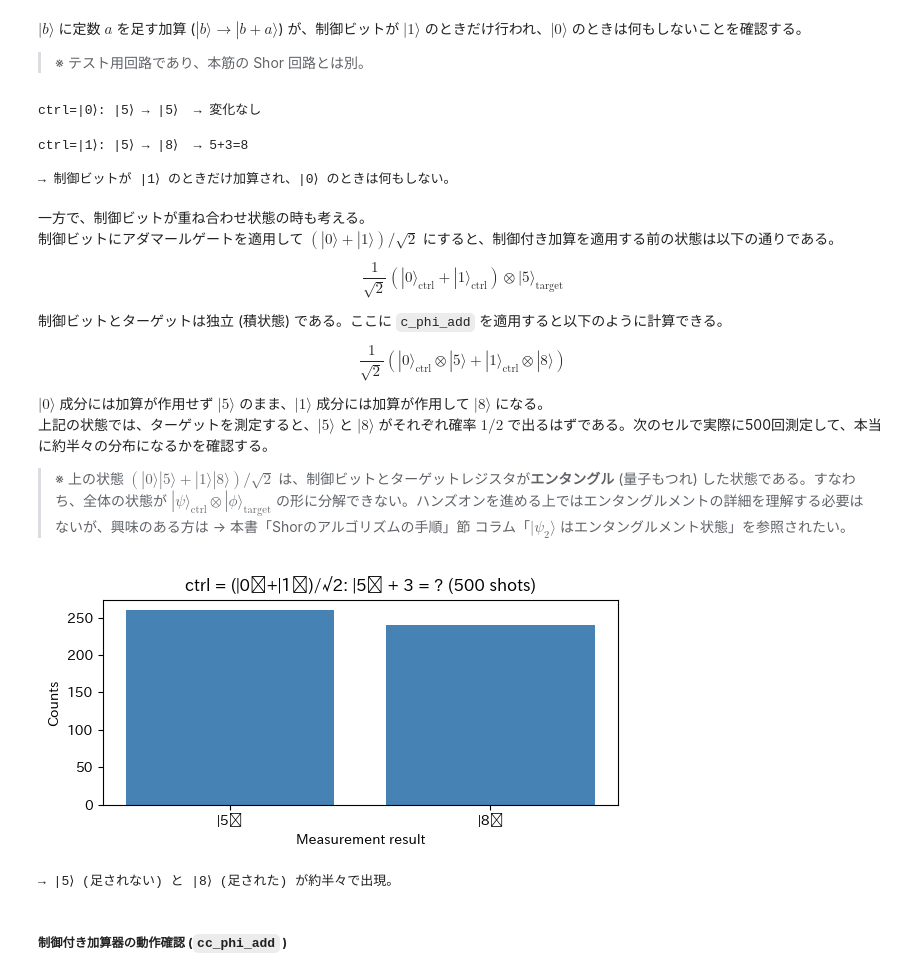
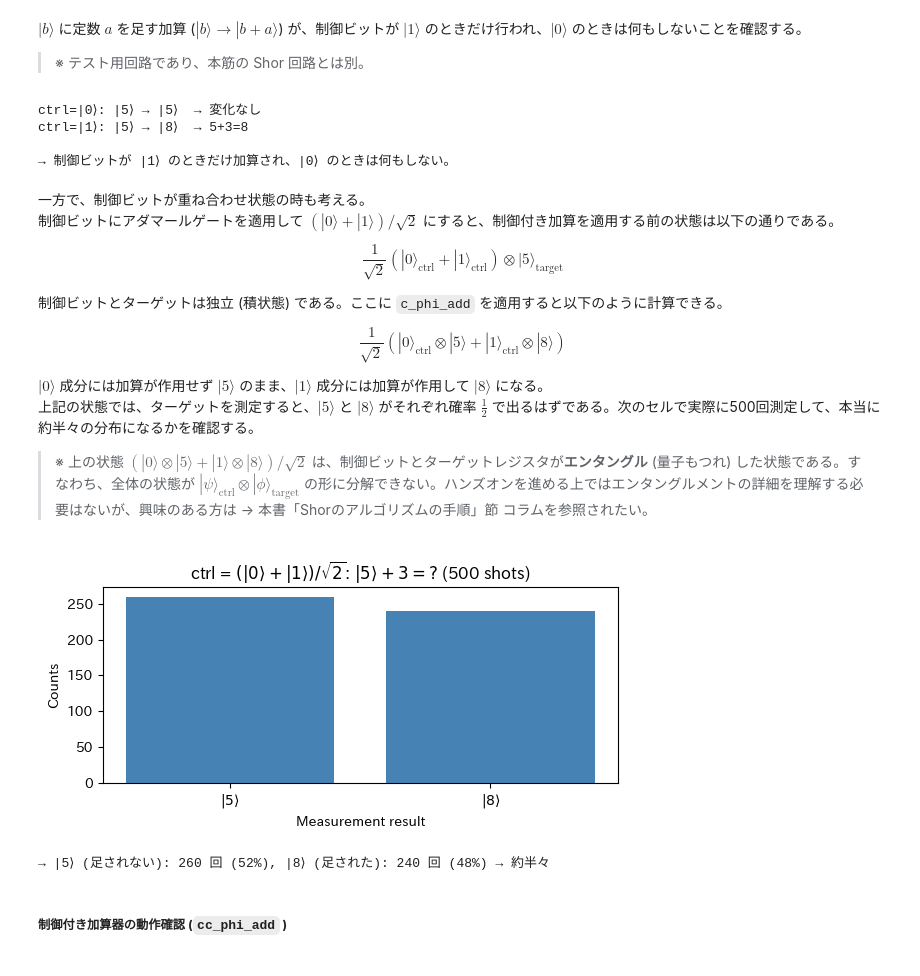
Before and after one commit to peanuts05-6c6e797671xeh7iicsa/rsa-shor-article, a Jupyter notebook: notebooks/rsa-shor-handson-ja-latest.ipynb, the cells around one changed output. Drawn from its saved outputs; the diff is of its cells as text; code cells hidden in the pictures.

```diff
--- a/notebooks/rsa-shor-handson-ja-latest.ipynb
+++ b/notebooks/rsa-shor-handson-ja-latest.ipynb
@@ -955,8 +937,7 @@ Qiskit の `Statevector.from_instruction()` を使うと、量子回路の状態
 # %%
 # --- 状態ベクトルで初期状態を確認 ---
-
 # 古典レジスタを除いた回路を作る (Statevector は量子ビットのみ扱うため)
-qc_no_meas = qc.remove_final_measurements(inplace=False)
+qc_no_meas = qc_step1.remove_final_measurements(inplace=False)
 
 # 回路を実行した後の状態ベクトルを取得
 sv = Statevector.from_instruction(qc_no_meas)
@@ -966,9 +947,7 @@ print(sv)
 print("量子状態の確認 (振幅が0でない状態のみ表示) :")
 for i, amp in enumerate(sv):
     if abs(amp) > 1e-10:
-        print(f"  |{i}⟩ の振幅 = {amp.real:.0f}  → 確率 {abs(amp)**2:.0f}")
-print()
-print("→ ターゲットが |1⟩ に初期化されていることを確認できた")
+        print(f"  |{i}⟩ の振幅 = {amp.real:.4f}  → 確率 {abs(amp)**2:.4f}")
 # %% [output]
 Statevector([0.+0.j, 0.+0.j, 0.+0.j, ..., 0.+0.j, 0.+0.j, 0.+0.j],
             dims=(2, 2, 2, 2, 2, 2, 2, 2, 2, 2, 2, 2, 2, 2, 2, 2, 2, 2))
@@ -1393,9 +1372,9 @@ tgt_indices = list(range(1, 1 + test_bits))
 for i in range(test_bits):
     if (test_b >> i) & 1:
         qc_ctrl0.x(tgt_indices[i])
-qc_ctrl0.append(QFT(test_bits), tgt_indices)
+qc_ctrl0.append(QFTGate(test_bits), tgt_indices)
 c_phi_add(qc_ctrl0, test_angles, ctrl_idx, tgt_indices)
-qc_ctrl0.append(QFT(test_bits).inverse(), tgt_indices)
+qc_ctrl0.append(QFTGate(test_bits).inverse(), tgt_indices)
 qc_ctrl0.measure(tgt_indices, range(test_bits))
 
 result0 = sim_ctrl.run(transpile(qc_ctrl0, sim_ctrl, optimization_level=0), shots=1, seed_simulator=SEED).result()
@@ -1410,9 +1389,9 @@ qc_ctrl1.x(ctrl_idx)  # 制御ビットを |0⟩ → |1⟩ にセット
 for i in range(test_bits):
     if (test_b >> i) & 1:
         qc_ctrl1.x(tgt_indices[i])
-qc_ctrl1.append(QFT(test_bits), tgt_indices)
+qc_ctrl1.append(QFTGate(test_bits), tgt_indices)
 c_phi_add(qc_ctrl1, test_angles, ctrl_idx, tgt_indices)
-qc_ctrl1.append(QFT(test_bits).inverse(), tgt_indices)
+qc_ctrl1.append(QFTGate(test_bits).inverse(), tgt_indices)
 qc_ctrl1.measure(tgt_indices, range(test_bits))
 
 result1 = sim_ctrl.run(transpile(qc_ctrl1, sim_ctrl, optimization_level=0), shots=1, seed_simulator=SEED).result()
@@ -1423,9 +1402,9 @@ print()
 print("→ 制御ビットが |1⟩ のときだけ加算され、|0⟩ のときは何もしない。")
 # %% [output]
 ctrl=|0⟩: |5⟩ → |5⟩  → 変化なし
+ctrl=|1⟩: |5⟩ → |8⟩  → 5+3=8
+
+→ 制御ビットが |1⟩ のときだけ加算され、|0⟩ のときは何もしない。
-ctrl=|1⟩: |5⟩ → |8⟩  → 5+3=8
-
-→ 制御ビットが |1⟩ のときだけ加算され、|0⟩ のときは何もしない。
 # %% [markdown]
 一方で、制御ビットが重ね合わせ状態の時も考える。\
 制御ビットにアダマールゲートを適用して $(|0\rangle + |1\rangle)/\sqrt{2}$ にすると、制御付き加算を適用する前の状態は以下の通りである。
@@ -1437,9 +1416,9 @@ $$\frac{1}{\sqrt{2}}\left(|0\rangle_{\text{ctrl}} + |1\rangle_{\text{ctrl}}\righ
 $$\frac{1}{\sqrt{2}}\left(|0\rangle_{\text{ctrl}} \otimes |5\rangle + |1\rangle_{\text{ctrl}} \otimes |8\rangle\right)$$
 
 $|0\rangle$ 成分には加算が作用せず $|5\rangle$ のまま、$|1\rangle$ 成分には加算が作用して $|8\rangle$ になる。\
-上記の状態では、ターゲットを測定すると、$|5\rangle$ と $|8\rangle$ がそれぞれ確率 $1/2$ で出るはずである。次のセルで実際に500回測定して、本当に約半々の分布になるかを確認する。
+上記の状態では、ターゲットを測定すると、$|5\rangle$ と $|8\rangle$ がそれぞれ確率 $\frac{1}{2}$ で出るはずである。次のセルで実際に500回測定して、本当に約半々の分布になるかを確認する。
 
-> ※ 上の状態 $(|0\rangle|5\rangle + |1\rangle|8\rangle)/\sqrt{2}$ は、制御ビットとターゲットレジスタが**エンタングル** (量子もつれ) した状態である。すなわち、全体の状態が $|\psi\rangle_{\text{ctrl}} \otimes |\phi\rangle_{\text{target}}$ の形に分解できない。ハンズオンを進める上ではエンタングルメントの詳細を理解する必要はないが、興味のある方は → 本書「Shorのアルゴリズムの手順」節 コラム「$|\psi_2\rangle$ はエンタングルメント状態」を参照されたい。
+> ※ 上の状態 $(|0\rangle \otimes |5\rangle + |1\rangle \otimes |8\rangle)/\sqrt{2}$ は、制御ビットとターゲットレジスタが**エンタングル** (量子もつれ) した状態である。すなわち、全体の状態が $|\psi\rangle_{\text{ctrl}} \otimes |\phi\rangle_{\text{target}}$ の形に分解できない。ハンズオンを進める上ではエンタングルメントの詳細を理解する必要はないが、興味のある方は → 本書「Shorのアルゴリズムの手順」節 コラムを参照されたい。
 # %%
 # --- 制御ビットを重ね合わせにして c_phi_add を適用 ---
 # 前のセルとの違いは制御ビットの初期化だけ:
@@ -1447,40 +1426,46 @@ $|0\rangle$ 成分には加算が作用せず $|5\rangle$ のまま、$|1\rangle
 #   このセル: qc.h(ctrl_idx)  → (|0⟩+|1⟩)/√2 にセット
 
 qc_H = QuantumCircuit(1 + test_bits, test_bits)
 ctrl_idx = 0
 tgt_indices = list(range(1, 1 + test_bits))
 
 qc_H.h(ctrl_idx)  # ← ここだけが違う: |0⟩ → (|0⟩+|1⟩)/√2
 
 # 以下は前のセルと同じ
 for i in range(test_bits):
     if (test_b >> i) & 1:
         qc_H.x(tgt_indices[i])
-qc_H.append(QFT(test_bits), tgt_indices)
+qc_H.append(QFTGate(test_bits), tgt_indices)
 c_phi_add(qc_H, test_angles, ctrl_idx, tgt_indices)
-qc_H.append(QFT(test_bits).inverse(), tgt_indices)
+qc_H.append(QFTGate(test_bits).inverse(), tgt_indices)
 qc_H.measure(tgt_indices, range(test_bits))
 
 # 重ね合わせなので複数回測定して分布を見る
 H_shots = 500
 result_H = sim_ctrl.run(transpile(qc_H, sim_ctrl, optimization_level=0), shots=H_shots, seed_simulator=SEED).result()
 counts_H = result_H.get_counts()
 
 # 分布をグラフで表示
-labels = [f"|{int(bs, 2)}⟩" for bs in sorted(counts_H.keys())]
+labels = [rf"$|{int(bs, 2)}\rangle$" for bs in sorted(counts_H.keys())]
 values = [counts_H[bs] for bs in sorted(counts_H.keys())]
 fig, ax = plt.subplots(figsize=(6, 3))
 ax.bar(labels, values, color='steelblue')
 ax.set_xlabel('Measurement result')
 ax.set_ylabel('Counts')
-ax.set_title(f'ctrl = (|0⟩+|1⟩)/√2: |{test_b}⟩ + {test_a} = ? ({H_shots} shots)')
+ax.set_title(rf'ctrl = $(|0\rangle+|1\rangle)/\sqrt{{2}}$: $|{test_b}\rangle + {test_a} = ?$ ({H_shots} shots)')
 plt.tight_layout()
 plt.show()
 
-print(f"→ |{test_b}⟩ (足されない) と |{test_b+test_a}⟩ (足された) が約半々で出現。")
+# 実際の counts を表示
+b_str = format(test_b, f'0{test_bits}b')
+b_plus_a_str = format(test_b + test_a, f'0{test_bits}b')
+count_b = counts_H.get(b_str, 0)
+count_b_plus_a = counts_H.get(b_plus_a_str, 0)
+print(f"→ |{test_b}⟩ (足されない): {count_b} 回 ({count_b/H_shots*100:.0f}%), "
+      f"|{test_b+test_a}⟩ (足された): {count_b_plus_a} 回 ({count_b_plus_a/H_shots*100:.0f}%) → 約半々")
 # %% [output]
-[figure, old version]
+[figure, new version]
-→ |5⟩ (足されない) と |8⟩ (足された) が約半々で出現。
+→ |5⟩ (足されない): 260 回 (52%), |8⟩ (足された): 240 回 (48%) → 約半々
 # %% [markdown]
 ##### **制御付き加算器の動作確認 (`cc_phi_add` )**
 # %% [markdown]
```
Also changed, not shown: parts of 84 cells of this notebook, 3 other files.
